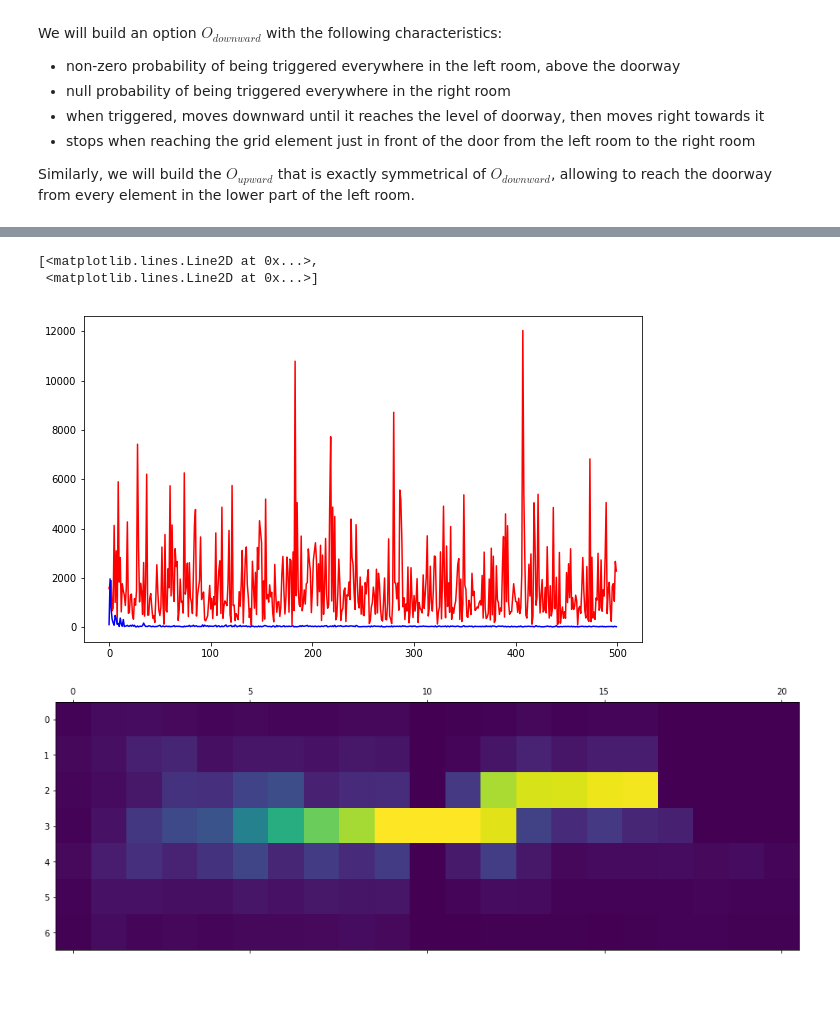
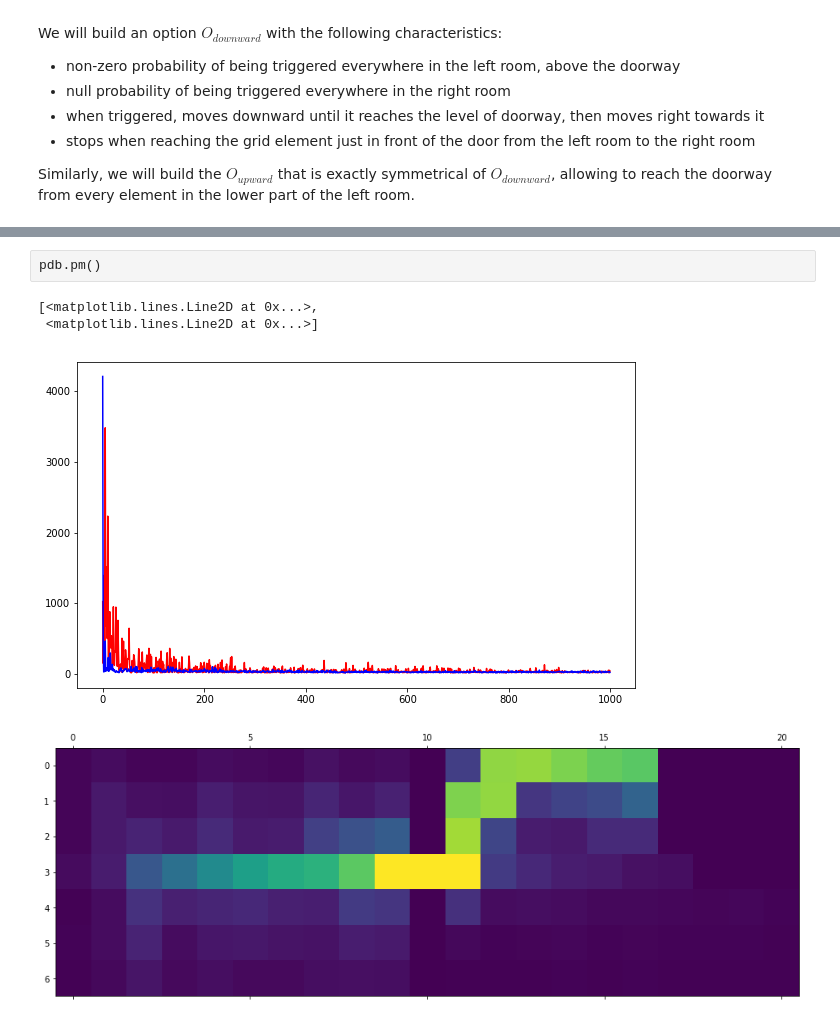
Before and after one commit to slebastard/RLProject, a Jupyter notebook: Hierarchical_RoomProblems.ipynb, the cells around one changed output, grey strips where cells are left out. Saved outputs shown, nothing was run; the diff lists cells and outputs as text; code cells hidden in the pictures; blank space fills up the shorter version.

Commit message:
Fixed multiple issues in MaxQ algorithm - Functionnal, can still improve on choise of options

```diff
--- a/Hierarchical_RoomProblems.ipynb
+++ b/Hierarchical_RoomProblems.ipynb
@@ -31,10 +31,15 @@ for i in range(reset_density.shape[0]):
             reset_density[i][j] = 1
 reset_density /= reset_density.sum()
 
-twoRooms = GridWorld(gamma=0.95, grid=twoRooms_grid, reset_density=reset_density)
+def static_filter(s,dist_to_goal=4):
+    objective = np.array([0,len(twoRooms_grid[0])-1])
+    coord_s = np.array(twoRooms.state2coord[s])
+    return np.linalg.norm(objective-coord_s) >= dist_to_goal
+
+twoRooms = GridWorld(gamma=0.95, static_filter=static_filter, grid=twoRooms_grid, reset_density=reset_density)
 
 fourRooms_grid = four_rooms_grid(room_width=10, room_height=7, doorway_pos_v=5, doorway_pos_h=3, doorway_height=1, goal_width=20, goal_height=12)
-fourRooms = GridWorld(gamma=0.95, grid=fourRooms_grid)
+fourRooms = GridWorld(gamma=0.95, static_filter=static_filter, grid=fourRooms_grid)
 # %% [markdown]
 ## Value estimation in RL
 
@@ -57,7 +62,7 @@ Q4_ValEst.render()
 # %% [markdown]
 ## Policy learning in RL
 # %%
-P = PolicyLearning(ind=0, GridWorld=twoRooms, max_iter = 1500)
+P = PolicyLearning(ind=0, GridWorld=twoRooms, max_iter = 1000)
 P.run()
 P.stats()
 P.render()
@@ -95,7 +100,7 @@ upward_option = Option(upward_initSet, upward_policy, quitMap, conceptState=70,
 # print(upward_initSet)
 # print(quitMap)
 # %%
-MaxQ_2Rooms = MAXQ(twoRooms, alpha0=0.25, expl0=0.1, n_iter=500, optionSet=[downward_option, upward_option], debug=False)
+MaxQ_2Rooms = MAXQ(twoRooms, expl0=0, n_iter=1000, optionSet=[downward_option, upward_option], debug=False)
 # %% [output]
 Root
 ├── right
@@ -117,10 +128,12 @@ pdb.pm()
+# %% [raw]
+pdb.pm()
 # %%
 # plt.plot(range(max(MaxQ_2Rooms.n_iter, P.max_iter)), MaxQ_2Rooms.timeLog, 'r', range(max(MaxQ_2Rooms.n_iter, P.max_iter)), P.timeLog, 'b')
-plt.plot(range(500), MaxQ_2Rooms.timeLog[:500], 'r', range(500), P.timeLog[:500], 'b')
+plt.plot(range(1000), MaxQ_2Rooms.timeLog[:1000], 'r', range(1000), P.timeLog[:1000], 'b')
 # %% [output]
 [<matplotlib.lines.Line2D at 0x...>,
  <matplotlib.lines.Line2D at 0x...>]
-[figure, old version]
+[figure, new version]
 # %%
 print(np.argwhere(array(twoRooms.grid) == '1').ravel())
 print(np.array(twoRooms.state2coord[40]))
@@ -153,7 +160,7 @@ DD_map_RL = get_DD_map(P.trajLog, static_filter)
 plt.matshow(DD_map_RL)
 plt.show()
 # %% [output]
-[figure, old version]
+[figure, new version]
 # %%
 DD_map_HRL = get_DD_map(MaxQ_2Rooms.trajLog, static_filter)
 plt.matshow(DD_map_HRL)
```
Also changed, not shown: parts of 12 cells of this notebook, 2 other files.
